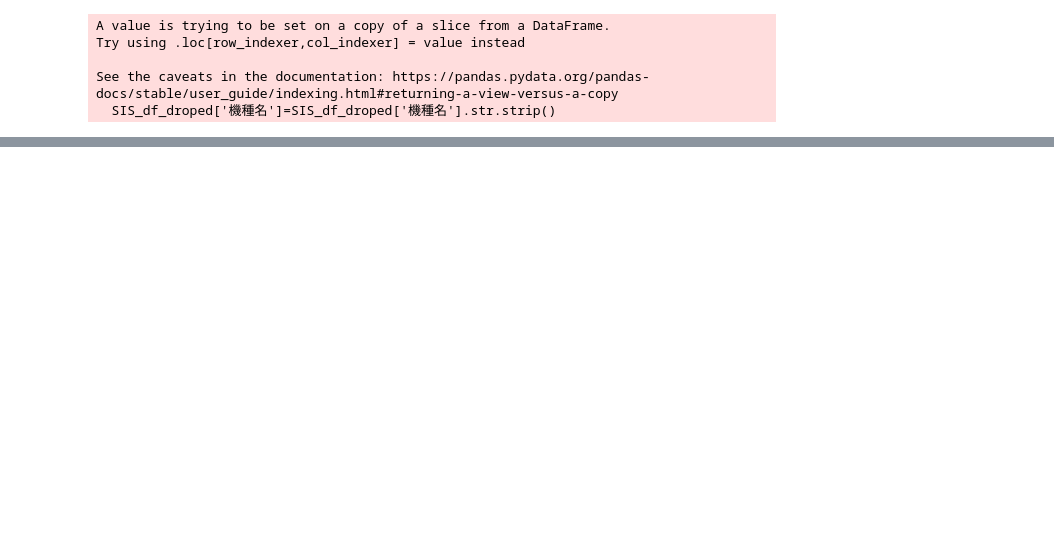
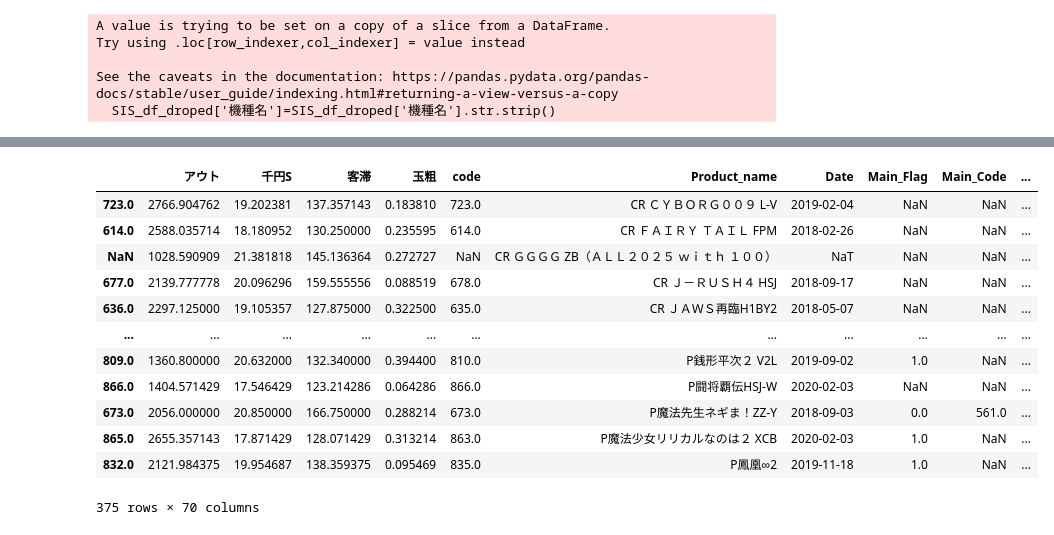
Before and after one commit to zapprvjp/my-first-repo, a Jupyter notebook: SIS_analyze.ipynb, the cells around one changed output, grey strips where cells are left out. Saved outputs shown, nothing was run; the diff lists cells and outputs as text; code cells hidden in the pictures; blank space fills up the shorter version.

```diff
--- a/SIS_analyze.ipynb
+++ b/SIS_analyze.ipynb
@@ -116,0 +90,16 @@ Name: 客滞, Length: 374, dtype: float64
+# %%
+# 必要項目毎の機種別平均データに変換
+pivot_SIS_df=SIS_df_droped.pivot_table(index="機種名",
+                                       values=["客滞","玉粗","千円S","アウト"],
+                                       aggfunc="mean")
+# データフレームの結合
+merge_df=pd.merge(left=pivot_SIS_df,
+                  right=df_renamed,
+                  left_index=True,
+                  right_on="Product_name",
+                  how="left")
+sns.pairplot(data=merge_df,
+             hue="TS帯",
+             x_vars="客滞",
+             y_vars=["HeavenTY_Ave","玉粗"],
+             size=5)
@@ -116,0 +108,16 @@ Name: 客滞, Length: 374, dtype: float64
+# %%
+merge_df
+# %% [output]
+|  | アウト | 千円S | 客滞 | 玉粗 | code | Product_name | Date | Main_Flag | Main_Code | ... |
+| 723.0 | 2766.904762 | 19.202381 | 137.357143 | 0.183810 | 723.0 | CR ＣＹＢＯＲＧ００９ L-V | 2019-02-04 | NaN | NaN | ... |
+| 614.0 | 2588.035714 | 18.180952 | 130.250000 | 0.235595 | 614.0 | CR ＦＡＩＲＹ ＴＡＩＬ FPM | 2018-02-26 | NaN | NaN | ... |
+| NaN | 1028.590909 | 21.381818 | 145.136364 | 0.272727 | NaN | CR ＧＧＧＧ ZB（ＡＬＬ２０２５ ｗｉｔｈ １００） | NaT | NaN | NaN | ... |
+| 677.0 | 2139.777778 | 20.096296 | 159.555556 | 0.088519 | 678.0 | CR Ｊ－ＲＵＳＨ４ HSJ | 2018-09-17 | NaN | NaN | ... |
+| 636.0 | 2297.125000 | 19.105357 | 127.875000 | 0.322500 | 635.0 | CR ＪＡＷＳ再臨H1BY2 | 2018-05-07 | NaN | NaN | ... |
+| ... | ... | ... | ... | ... | ... | ... | ... | ... | ... | ... |
+| 809.0 | 1360.800000 | 20.632000 | 132.340000 | 0.394400 | 810.0 | P銭形平次２ V2L | 2019-09-02 | 1.0 | NaN | ... |
+| 866.0 | 1404.571429 | 17.546429 | 123.214286 | 0.064286 | 866.0 | P闘将覇伝HSJ-W | 2020-02-03 | NaN | NaN | ... |
+| 673.0 | 2056.000000 | 20.850000 | 166.750000 | 0.288214 | 673.0 | P魔法先生ネギま！ZZ-Y | 2018-09-03 | 0.0 | 561.0 | ... |
+| 865.0 | 2655.357143 | 17.871429 | 128.071429 | 0.313214 | 863.0 | P魔法少女リリカルなのは２ XCB | 2020-02-03 | 1.0 | NaN | ... |
+| 832.0 | 2121.984375 | 19.954687 | 138.359375 | 0.095469 | 835.0 | P鳳凰∞2 | 2019-11-18 | 1.0 | NaN | ... |
+375 rows × 70 columns
```
Also changed, not shown: parts of 8 cells of this notebook.
